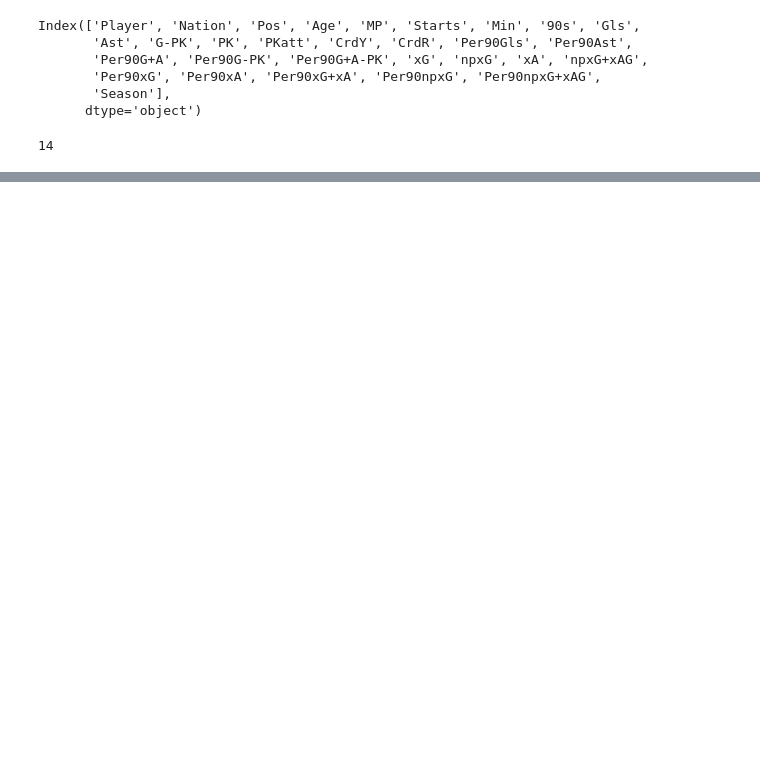
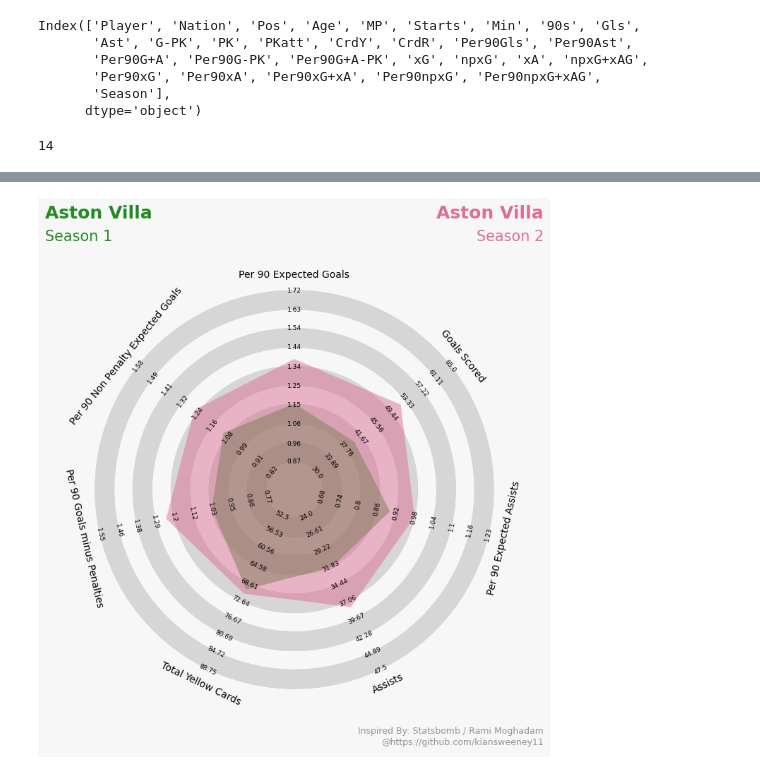
Before and after one commit to kiansweeney11/xg-data-analysis, a Jupyter notebook: season-comparisons.ipynb, the cells around one changed output, grey strips where cells are left out. Cells and saved outputs as stored; diff of their text form; code cells hidden in the pictures; blank space fills up the shorter version.

```diff
--- a/season-comparisons.ipynb
+++ b/season-comparisons.ipynb
@@ -252,0 +259,4 @@ create_2p_radar(sheff_s1, sheff_s2, 'Season 1', 'black', 'Sheffield United', 'Se
+# %%
+create_2p_radar(villa_s1, villa_s2, 'Season 1', 'forestgreen', 'Aston Villa', 'Season 2', 'palevioletred', 'Aston Villa')
+# %% [output]
+[figure, added]
```
Also changed, not shown: parts of 9 cells of this notebook.
